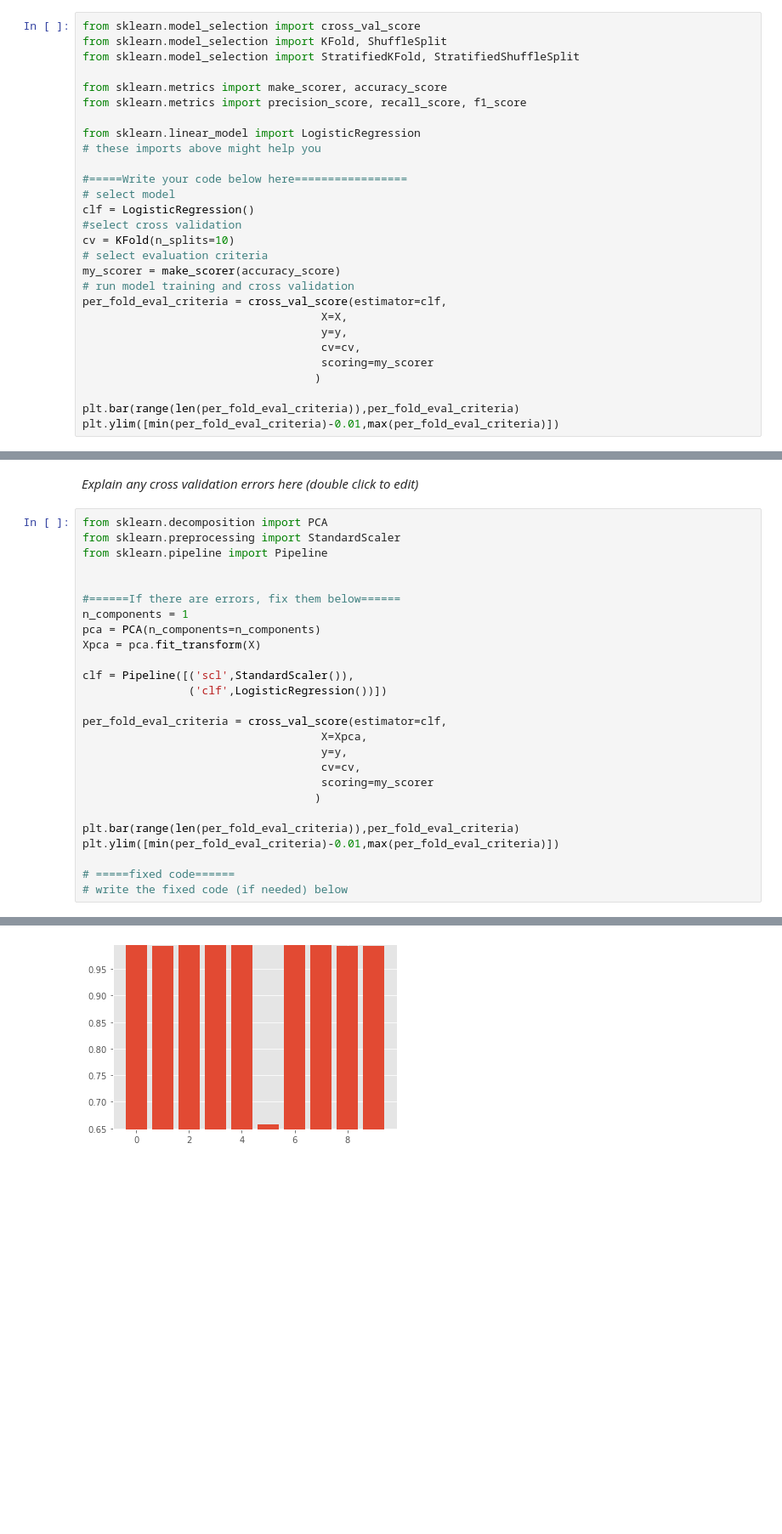
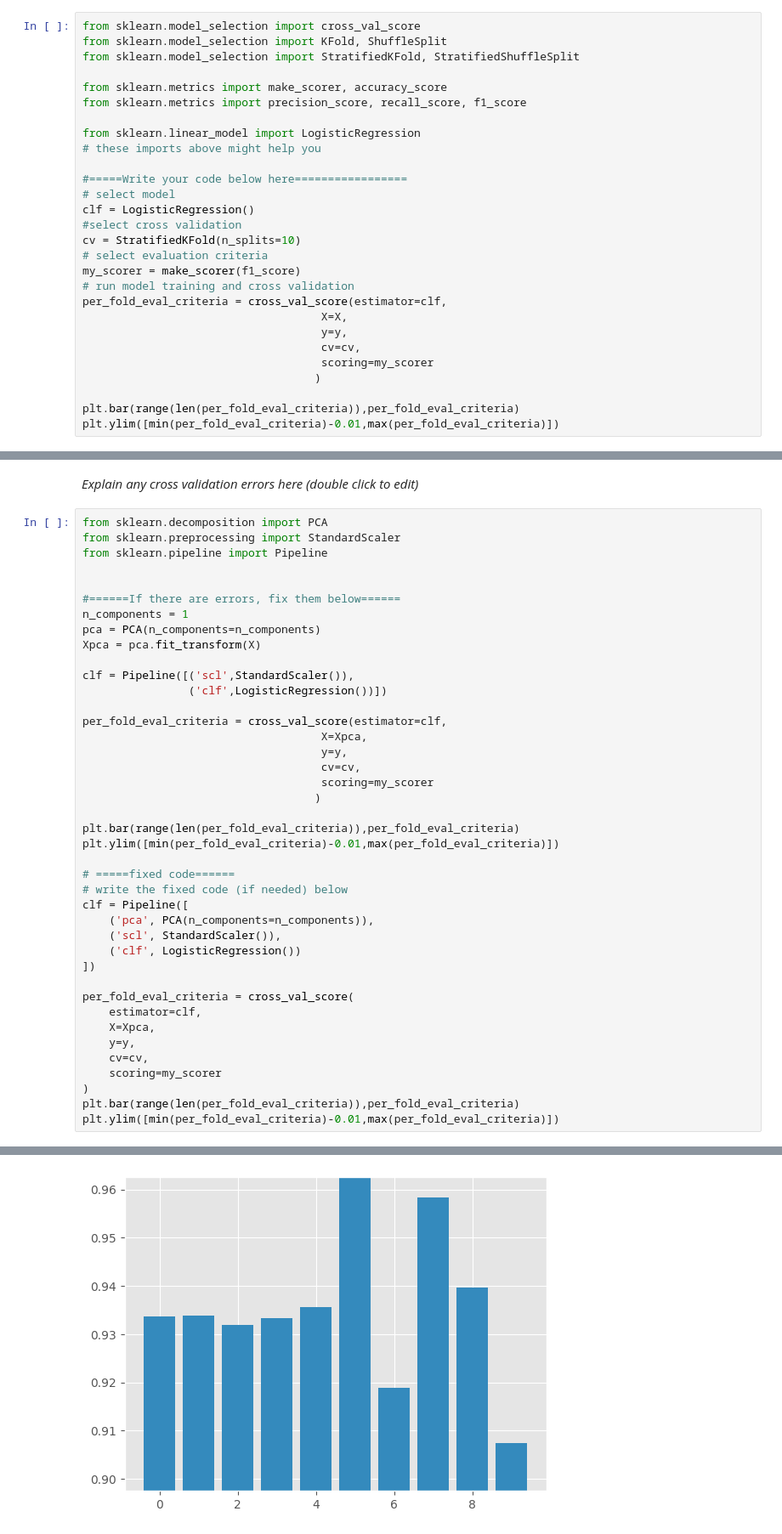
Before and after one commit to bonitadavis/ML-Flipped-Assignment-3, a Jupyter notebook: ICA3_MachineLearning.ipynb, the cells around one changed output, grey strips where cells are left out. Shown: that part at 85% size. Drawn from its saved outputs; the diff is of its cells as text; blank space fills up the shorter version.

```diff
--- a/ICA3_MachineLearning.ipynb
+++ b/ICA3_MachineLearning.ipynb
@@ -164,9 +164,9 @@ from sklearn.linear_model import LogisticRegression
 # select model
 clf = LogisticRegression()
 #select cross validation
-cv = KFold(n_splits=10)
+cv = StratifiedKFold(n_splits=10)
 # select evaluation criteria
-my_scorer = make_scorer(accuracy_score)
+my_scorer = make_scorer(f1_score)
 # run model training and cross validation
 per_fold_eval_criteria = cross_val_score(estimator=clf,
                                     X=X,
@@ -228,4 +225,19 @@ plt.ylim([min(per_fold_eval_criteria)-0.01,max(per_fold_eval_criteria)])
 
 # =====fixed code======
 # write the fixed code (if needed) below
+clf = Pipeline([
+    ('pca', PCA(n_components=n_components)),
+    ('scl', StandardScaler()),
+    ('clf', LogisticRegression())
+])
+
+per_fold_eval_criteria = cross_val_score(
+    estimator=clf,
+    X=Xpca,
+    y=y,
+    cv=cv,
+    scoring=my_scorer
+)
+plt.bar(range(len(per_fold_eval_criteria)),per_fold_eval_criteria)
+plt.ylim([min(per_fold_eval_criteria)-0.01,max(per_fold_eval_criteria)])
 # %% [output]
@@ -233,4 +245,4 @@ plt.ylim([min(per_fold_eval_criteria)-0.01,max(per_fold_eval_criteria)])
-[figure, old version]
+[figure, new version]
 # %% [markdown]
 ___
 
```
Also changed, not shown: parts of 16 cells of this notebook.
